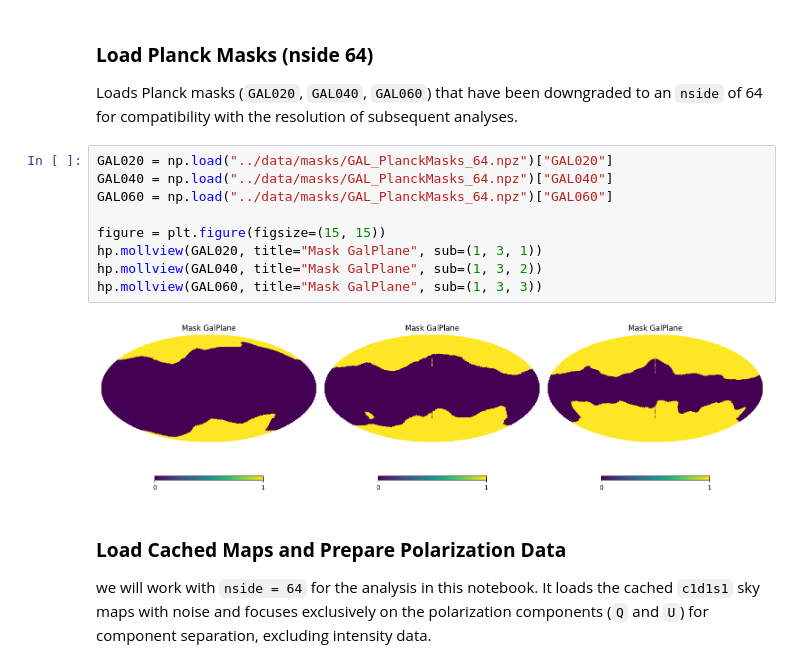
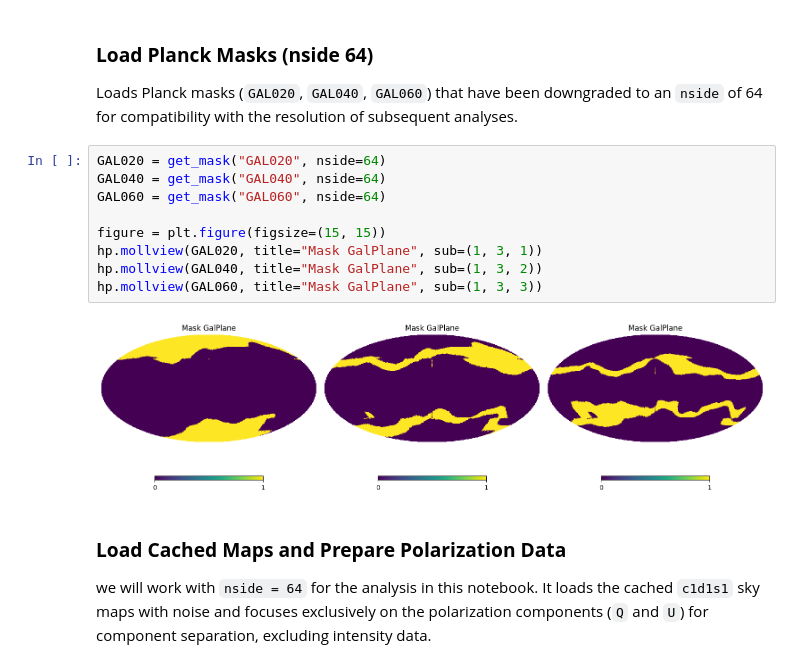
Before and after one commit to ASKabalan/furax-compsep-paper, a Jupyter notebook: notebooks/01_Clustering.ipynb, the cells around one changed output. Saved outputs shown, nothing was run; the diff lists cells and outputs as text.

```diff
--- a/notebooks/01_Clustering.ipynb
+++ b/notebooks/01_Clustering.ipynb
@@ -49,16 +49,16 @@ Loaded freq_maps for nside 128 from cache.
 
 Loads Planck masks (`GAL020`, `GAL040`, `GAL060`) that have been downgraded to an `nside` of 64 for compatibility with the resolution of subsequent analyses.
 # %%
-GAL020 = np.load("../data/masks/GAL_PlanckMasks_64.npz")["GAL020"]
-GAL040 = np.load("../data/masks/GAL_PlanckMasks_64.npz")["GAL040"]
-GAL060 = np.load("../data/masks/GAL_PlanckMasks_64.npz")["GAL060"]
+GAL020 = get_mask("GAL020", nside=64)
+GAL040 = get_mask("GAL040", nside=64)
+GAL060 = get_mask("GAL060", nside=64)
 
 figure = plt.figure(figsize=(15, 15))
 hp.mollview(GAL020, title="Mask GalPlane", sub=(1, 3, 1))
 hp.mollview(GAL040, title="Mask GalPlane", sub=(1, 3, 2))
 hp.mollview(GAL060, title="Mask GalPlane", sub=(1, 3, 3))
 # %% [output]
-[figure, old version]
+[figure, new version]
 # %% [markdown]
 ### **Load Cached Maps and Prepare Polarization Data**
 
```
Also changed, not shown: parts of 15 cells of this notebook, 9 other files.
